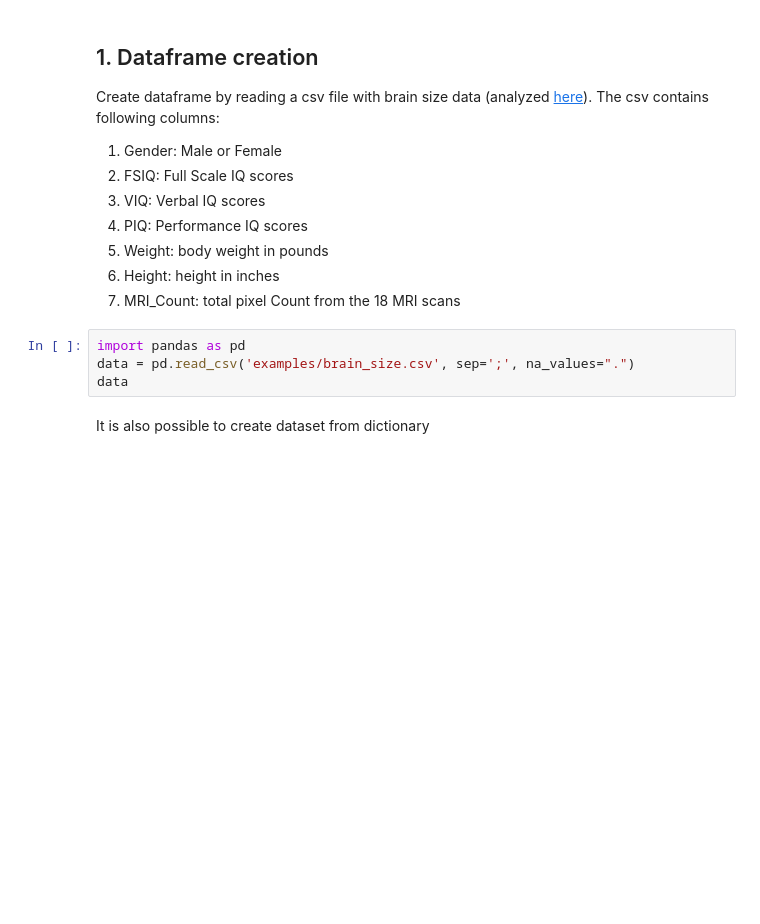
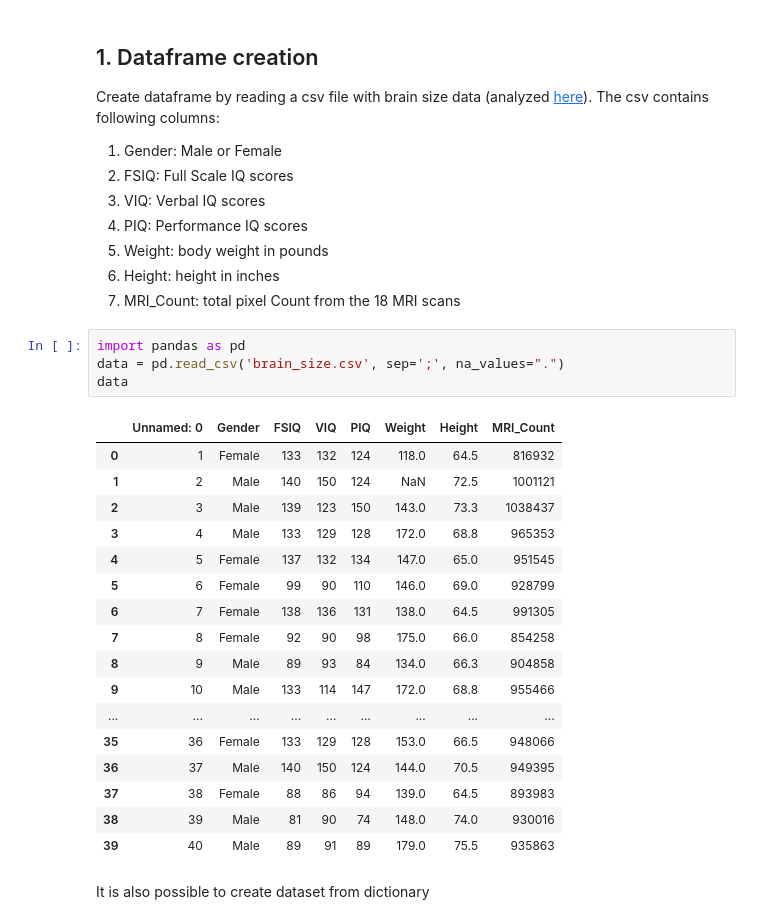
Before and after one commit to nomemm/advstat-labs, a Jupyter notebook: Lab01/Lab01.ipynb, the cells around one changed output. Drawn from its saved outputs; the diff is of its cells as text; blank space fills up the shorter version.

```diff
--- a/Lab01/Lab01.ipynb
+++ b/Lab01/Lab01.ipynb
@@ -77,8 +105,26 @@ The csv contains following columns:
 1. MRI_Count: total pixel Count from the 18 MRI scans
 # %%
 import pandas as pd
-data = pd.read_csv('examples/brain_size.csv', sep=';', na_values=".")
+data = pd.read_csv('brain_size.csv', sep=';', na_values=".")
 data
+# %% [output]
+|  | Unnamed: 0 | Gender | FSIQ | VIQ | PIQ | Weight | Height | MRI_Count |
+| 0 | 1 | Female | 133 | 132 | 124 | 118.0 | 64.5 | 816932 |
+| 1 | 2 | Male | 140 | 150 | 124 | NaN | 72.5 | 1001121 |
+| 2 | 3 | Male | 139 | 123 | 150 | 143.0 | 73.3 | 1038437 |
+| 3 | 4 | Male | 133 | 129 | 128 | 172.0 | 68.8 | 965353 |
+| 4 | 5 | Female | 137 | 132 | 134 | 147.0 | 65.0 | 951545 |
+| 5 | 6 | Female | 99 | 90 | 110 | 146.0 | 69.0 | 928799 |
+| 6 | 7 | Female | 138 | 136 | 131 | 138.0 | 64.5 | 991305 |
+| 7 | 8 | Female | 92 | 90 | 98 | 175.0 | 66.0 | 854258 |
+| 8 | 9 | Male | 89 | 93 | 84 | 134.0 | 66.3 | 904858 |
+| 9 | 10 | Male | 133 | 114 | 147 | 172.0 | 68.8 | 955466 |
+| ... | ... | ... | ... | ... | ... | ... | ... | ... |
+| 35 | 36 | Female | 133 | 129 | 128 | 153.0 | 66.5 | 948066 |
+| 36 | 37 | Male | 140 | 150 | 124 | 144.0 | 70.5 | 949395 |
+| 37 | 38 | Female | 88 | 86 | 94 | 139.0 | 64.5 | 893983 |
+| 38 | 39 | Male | 81 | 90 | 74 | 148.0 | 74.0 | 930016 |
+| 39 | 40 | Male | 89 | 91 | 89 | 179.0 | 75.5 | 935863 |
 # %% [markdown]
 It is also possible to create dataset from dictionary
 # %%
```
Also changed, not shown: parts of 34 cells of this notebook.
